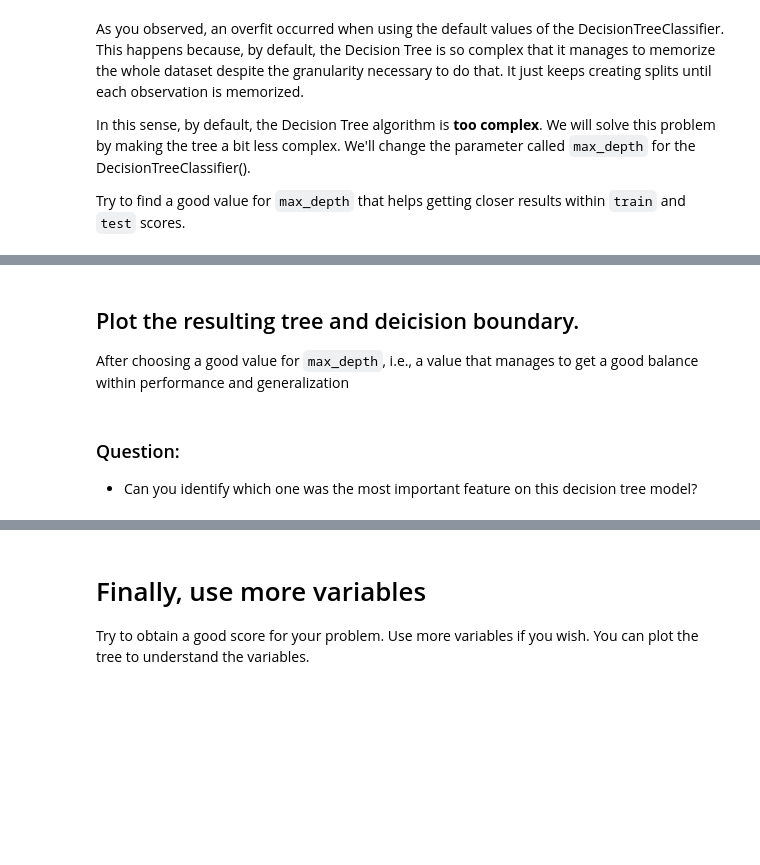
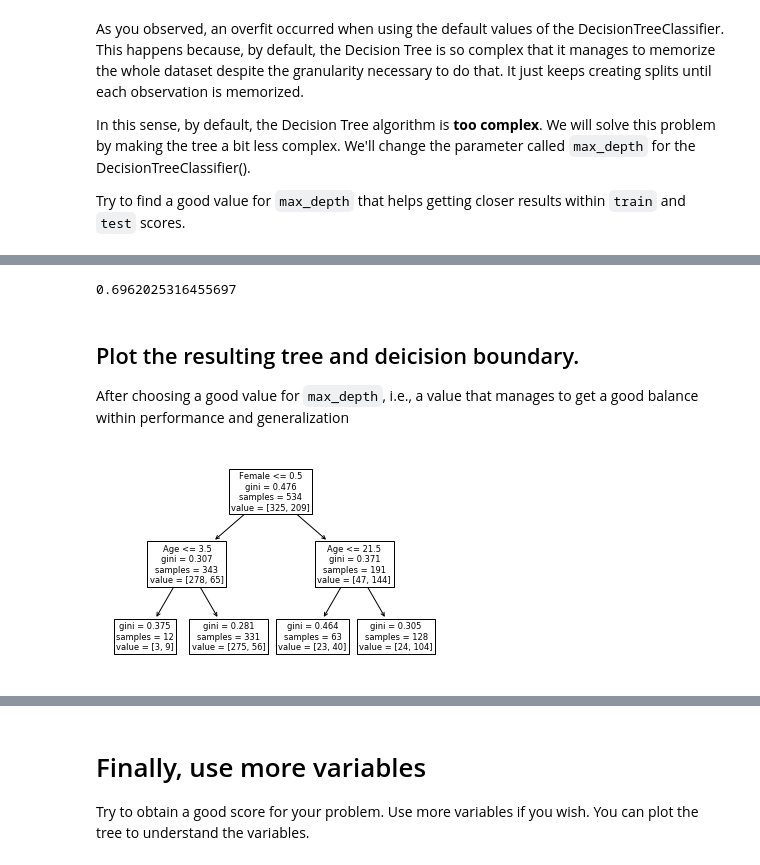
Before and after one commit to pedrodgn/ironhack, a Jupyter notebook: week8-MachineLearning/titanic-classification-lab.ipynb, the cells around one changed output, grey strips where cells are left out. Drawn from its saved outputs; the diff is of its cells as text; code cells hidden in the pictures; blank space fills up the shorter version.

```diff
--- a/week8-MachineLearning/titanic-classification-lab.ipynb
+++ b/week8-MachineLearning/titanic-classification-lab.ipynb
@@ -187,0 +250,4 @@ Try to find a good value for `max_depth` that helps getting closer results withi
+# %%
+tree = DecisionTreeClassifier(max_depth=2)
+tree.fit(X_train,y_train)
+accuracy_score(y_train,tree.predict(X_train))
@@ -188,3 +272,7 @@ Try to find a good value for `max_depth` that helps getting closer results withi
+# %%
+recall_score(y_test,tree.predict(X_test))
+# %% [output]
+0.6962025316455697
 # %% [markdown]
 ## Plot the resulting tree and deicision boundary.
 
@@ -194,4 +279,0 @@ After choosing a good value for `max_depth`, i.e., a value that manages to get a
-# %% [markdown]
-### Question:
-
-- Can you identify which one was the most important feature on this decision tree model?
@@ -199,0 +280,5 @@ After choosing a good value for `max_depth`, i.e., a value that manages to get a
+# %%
+fig, ax = plt.subplots()
+plot_tree(tree, feature_names=X_train.columns);
+# %% [output]
+[figure, added]
```
Also changed, not shown: parts of 46 cells of this notebook.
